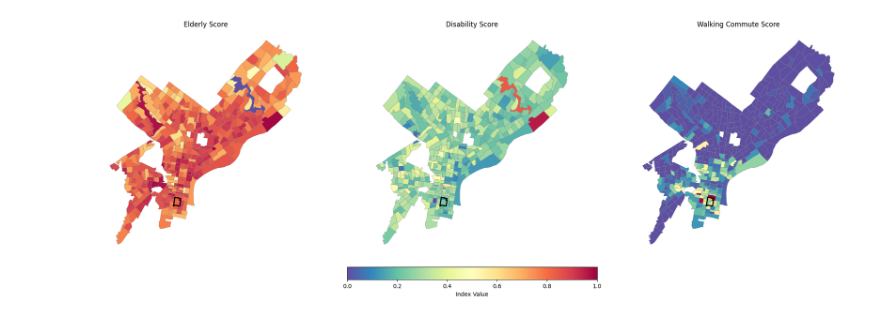
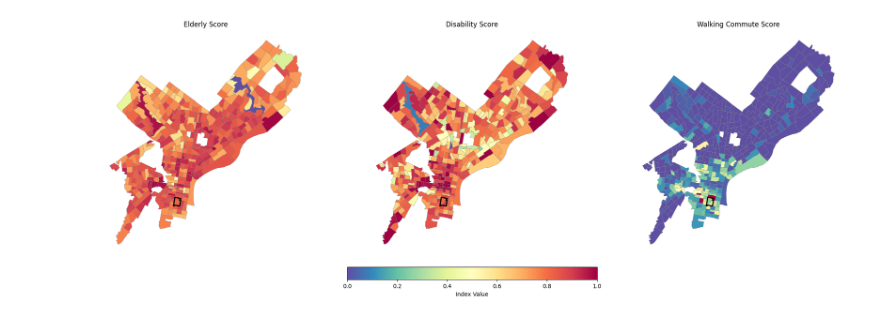
Before and after one commit to astauf03/musa5500-python-final, a Jupyter notebook: notebooks/census/census_variables.ipynb, the cells around one changed output. Cells and saved outputs as stored; diff of their text form; code cells hidden in the pictures.

```diff
--- a/notebooks/census/census_variables.ipynb
+++ b/notebooks/census/census_variables.ipynb
@@ -66,7 +67,7 @@ df = get_census_data(
     year=2021,
     dataset="acs/acs5",
     variables=[
-        "NAME", "B01003_001E",
+        "NAME", "B01003_001E", 'B18101_003E', 'B18101_026E',
         "B18101_001E", "B18101_002E", "B18101A_002E", "B18101B_002E",
         "B18101C_002E", "B18101D_002E","B18101I_001E",
         "C18108_003E", "C18108_004E", "C18108_005E", "C18108_006E",
@@ -87,8 +88,9 @@ df = get_census_data(
 rename_dict = {
     "B01003_001E": 'total_population',
     # Disability variables
+     'B18101_003E': 'disability_population_male',
+    'B18101_026E': 'disability_population_female',
     'B18101_001E': 'total_population_disability',
-    'B18101_002E': 'population_with_disability',
     'B18101A_002E': 'white_population_with_disability',
     'B18101B_002E': 'black_population_with_disability',
     'B18101C_002E': 'american_indian_population_with_disability',
@@ -150,7 +153,8 @@ df.head(3)
 count_cols = [
     'total_population',
     'total_population_disability',
-    'population_with_disability',
+    'disability_population_male',
+    'disability_population_female',
     'white_population_with_disability',
     'black_population_with_disability',
     'american_indian_population_with_disability',
@@ -193,6 +197,8 @@ df['age_65_plus_rate'] = df['total_age_65_plus'] / df['total_population']
 disability_cols = [
     'white_population_with_disability',
     'black_population_with_disability',
+     'disability_population_male',
+    'disability_population_female',
     'american_indian_population_with_disability',
     'asian_population_with_disability',
     'hispanic_population_with_disability'
@@ -229,7 +235,7 @@ for col in commute_cols:
     rate_col = col + "_rate"
     df[rate_col] = df[col] / df['total_workers']
 
-df['disability_rate'] = df['population_with_disability'] / df['total_population']
+df['disability_rate'] = (df['disability_population_female']+df['disability_population_male']) / df['total_population']
 # %%
 import pandas as pd
 from sklearn.preprocessing import MinMaxScaler
@@ -364,7 +372,7 @@ import matplotlib.colors as colors
 # Merge your DataFrame with the tract shapes
 gdf_mobility = gpd.GeoDataFrame(
     df_mobility_clean.merge(
-        tract_shapes[['GEOID', 'geometry']],
+        tract_shape[['GEOID', 'geometry']],
         left_on='GEOID',
         right_on='GEOID',
         how='left'
@@ -410,7 +418,7 @@ gdf_mobility.plot(
 # Highlight East Passyunk tracts
 eptracts.plot(ax=ax1, facecolor='none', edgecolor="black", linewidth=2)
 
-ax1.set_title("Elderly Score")a
+ax1.set_title("Elderly Score")
 ax1.axis("off")
 
 # -------------------------
@@ -429,31 +437,31 @@ eptracts.plot(ax=ax2, facecolor='none', edgecolor="black", linewidth=2)
 ax2.set_title("Disability Score")
 ax2.axis("off")
 
 # -------------------------
 # MAP 3 – Walking Commute Rate
 # -------------------------
 gdf_mobility.plot(
     column="commute_walk_rate",
     cmap=cmap,
     norm=norm,
     edgecolor="grey",
     linewidth=0.3,
     ax=ax3
 )
 eptracts.plot(ax=ax3, facecolor='none', edgecolor="black", linewidth=2)
 
 ax3.set_title("Walking Commute Score")
 ax3.axis("off")
 
 # -------------------------
 # SHARED COLORBAR
 # -------------------------
 sm = plt.cm.ScalarMappable(cmap=cmap, norm=norm)
 sm._A = []
 cbar = fig.colorbar(sm, ax=axes, orientation="horizontal",
                     fraction=0.05, pad=0.05)
 cbar.set_label("Index Value")
 
 plt.show()
 # %% [output]
-[figure, old version]
+[figure, new version]
```
Also changed, not shown: parts of 10 cells of this notebook, 5 other files.
